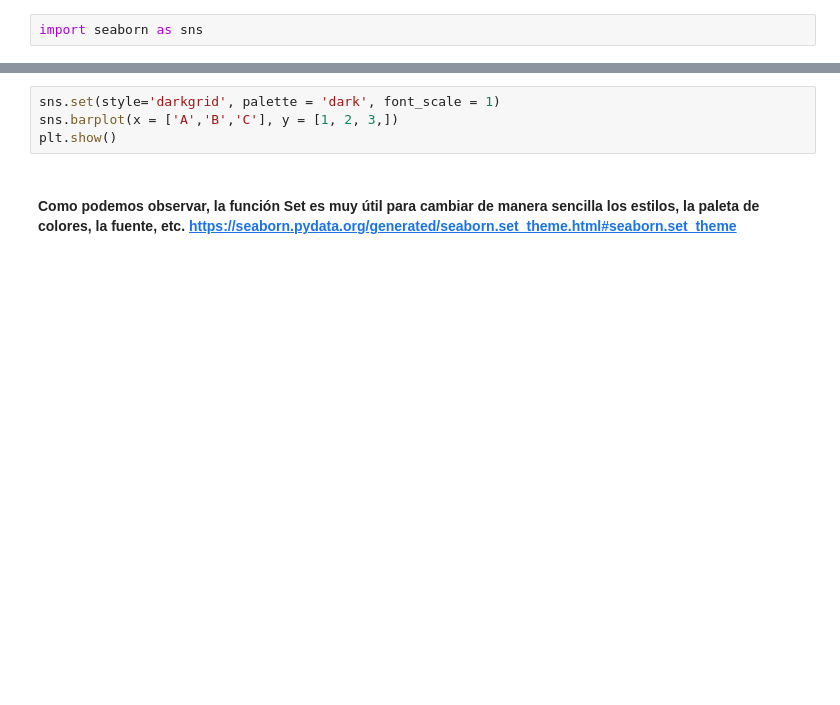
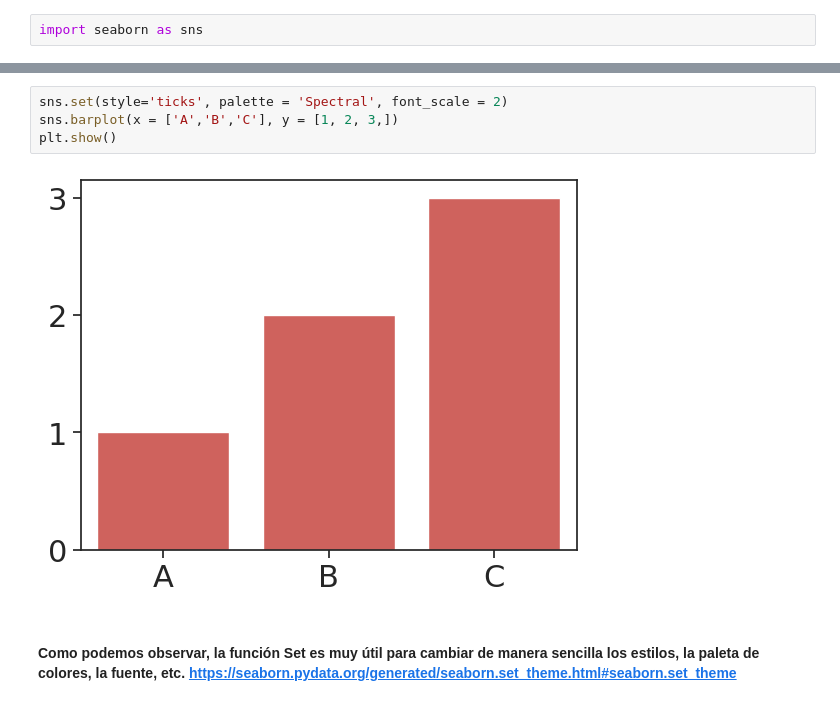
Before and after one commit to v1c4r10us/ba_course, a Jupyter notebook: matplotlib_seaborn.ipynb, the cells around one changed output, grey strips where cells are left out. Saved outputs shown, nothing was run; the diff lists cells and outputs as text; blank space fills up the shorter version.

```diff
--- a/matplotlib_seaborn.ipynb
+++ b/matplotlib_seaborn.ipynb
@@ -390,7 +436,9 @@ plt.show()
 # %%
-sns.set(style='darkgrid', palette = 'dark', font_scale = 1)
+sns.set(style='ticks', palette = 'Spectral', font_scale = 2)
 sns.barplot(x = ['A','B','C'], y = [1, 2, 3,])
 plt.show()
+# %% [output]
+[figure, added]
 # %% [markdown]
 #### Como podemos observar, la función Set es muy útil para cambiar de manera sencilla los estilos, la paleta de colores, la fuente, etc. https://seaborn.pydata.org/generated/seaborn.set_theme.html#seaborn.set_theme
 # %% [markdown]
```
Also changed, not shown: parts of 68 cells of this notebook, 2 other files.
